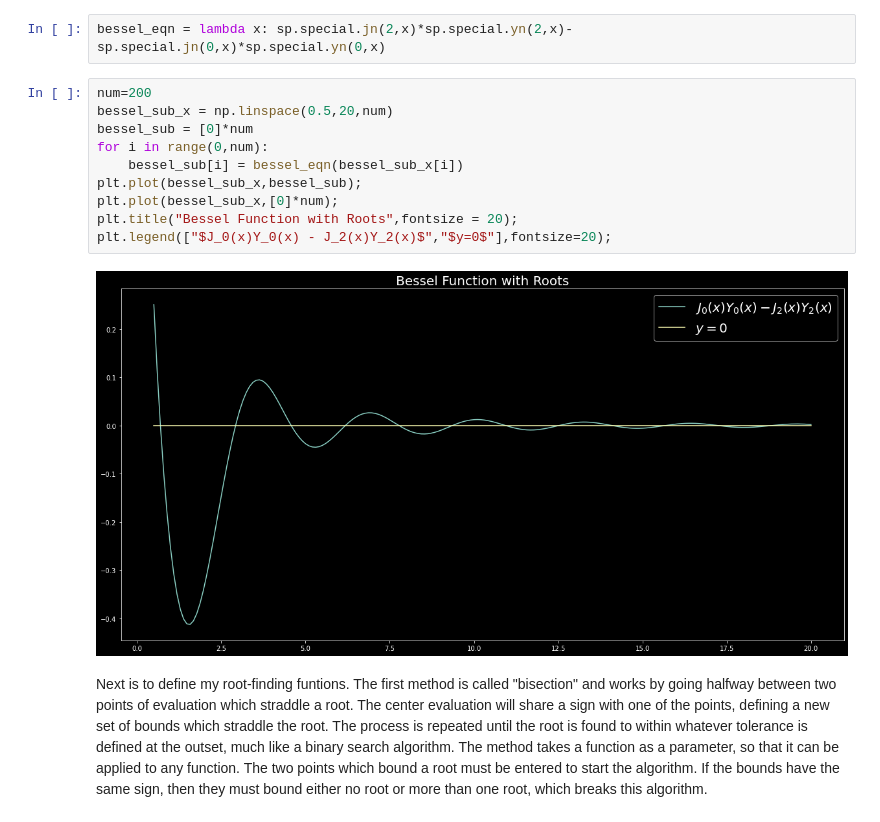
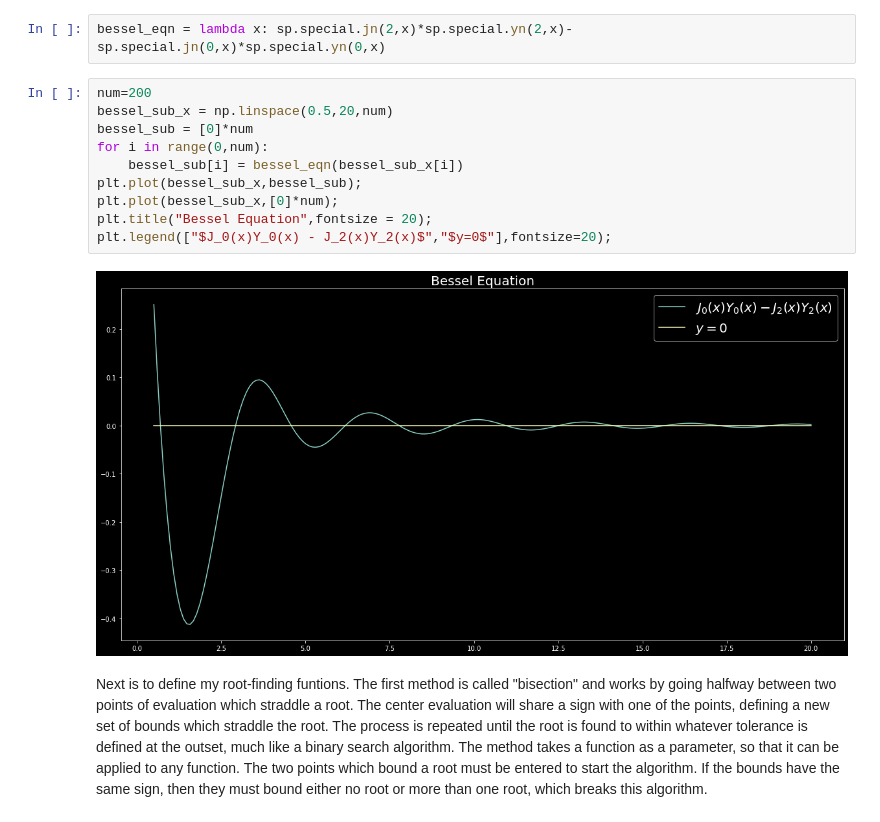
Before and after one commit to gregoryKaiser/cppython, a Jupyter notebook: Homework 3 - Root Finding and Special Functions.ipynb, the cells around one changed output. Drawn from its saved outputs; the diff is of its cells as text.

```diff
--- a/Homework 3 - Root Finding and Special Functions.ipynb
+++ b/Homework 3 - Root Finding and Special Functions.ipynb
@@ -65,15 +65,15 @@ bessel_eqn = lambda x: sp.special.jn(2,x)*sp.special.yn(2,x)-sp.special.jn(0,x)*
 # %%
 num=200
 bessel_sub_x = np.linspace(0.5,20,num)
 bessel_sub = [0]*num
 for i in range(0,num):
     bessel_sub[i] = bessel_eqn(bessel_sub_x[i])
 plt.plot(bessel_sub_x,bessel_sub);
 plt.plot(bessel_sub_x,[0]*num);
-plt.title("Bessel Function with Roots",fontsize = 20);
+plt.title("Bessel Equation",fontsize = 20);
 plt.legend(["$J_0(x)Y_0(x) - J_2(x)Y_2(x)$","$y=0$"],fontsize=20);
 # %% [output]
-[figure, old version]
+[figure, new version]
 # %% [markdown]
 Next is to define my root-finding funtions. The first method is called "bisection" and works by going halfway between two points of evaluation which straddle a root. The center evaluation will share a sign with one of the points, defining a new set of bounds which straddle the root. The process is repeated until the root is found to within whatever tolerance is defined at the outset, much like a binary search algorithm. The method takes a function as a parameter, so that it can be applied to any function. The two points which bound a root must be entered to start the algorithm. If the bounds have the same sign, then they must bound either no root or more than one root, which breaks this algorithm.
 # %%
```
Also changed, not shown: parts of 5 cells of this notebook.
